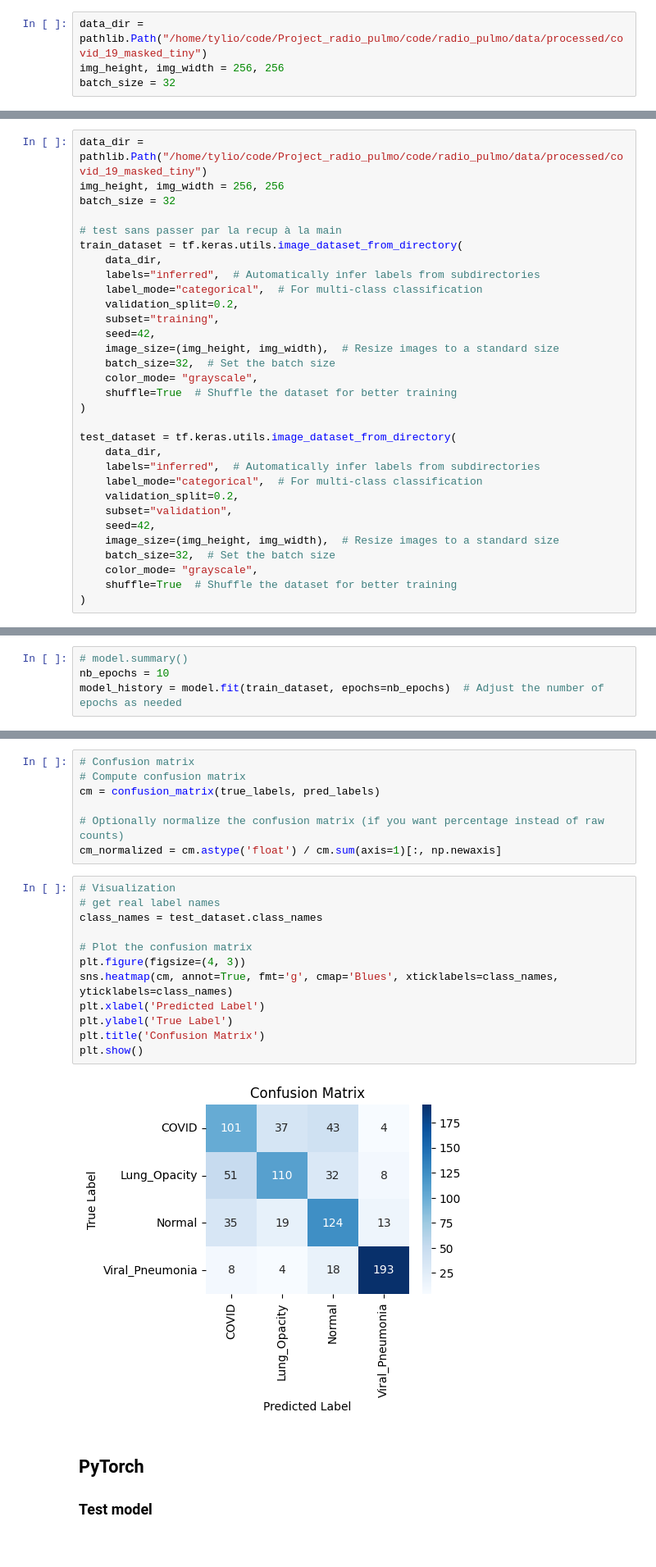
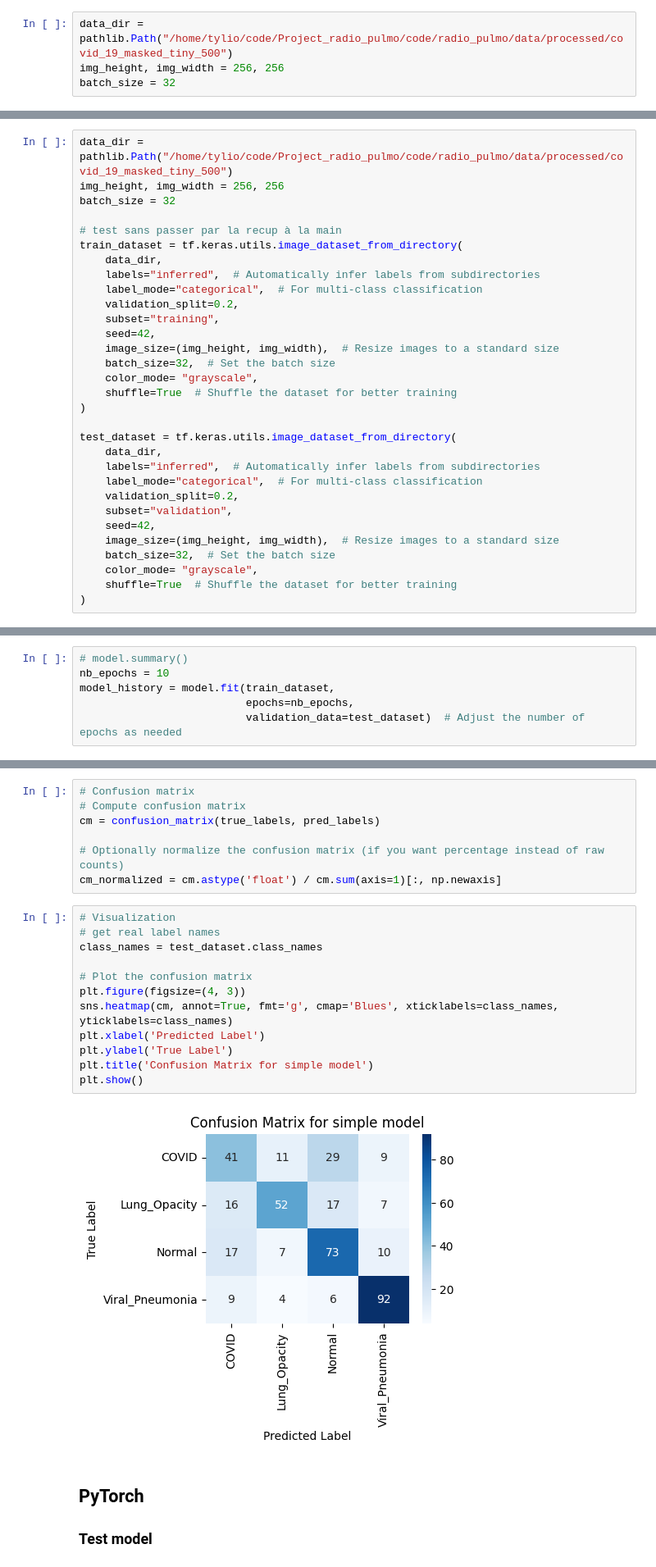
Before and after one commit to mmelkowski/radio_pulmo, a Jupyter notebook: notebooks/MME_notebook.ipynb, the cells around one changed output, grey strips where cells are left out. Shown at 82% size. Cells and saved outputs as stored; diff of their text form.

```diff
--- a/notebooks/MME_notebook.ipynb
+++ b/notebooks/MME_notebook.ipynb
@@ -179,7 +170,7 @@ False
 # %% [markdown]
 #### Config
 # %%
-data_dir = pathlib.Path("/home/tylio/code/Project_radio_pulmo/code/radio_pulmo/data/processed/covid_19_masked_tiny")
+data_dir = pathlib.Path("/home/tylio/code/Project_radio_pulmo/code/radio_pulmo/data/processed/covid_19_masked_tiny_500")
 img_height, img_width = 256, 256
 batch_size = 32
 # %% [markdown]
@@ -415,7 +475,7 @@ import matplotlib.pyplot as plt
 # %% [markdown]
 ### Load dataset
 # %%
-data_dir = pathlib.Path("/home/tylio/code/Project_radio_pulmo/code/radio_pulmo/data/processed/covid_19_masked_tiny")
+data_dir = pathlib.Path("/home/tylio/code/Project_radio_pulmo/code/radio_pulmo/data/processed/covid_19_masked_tiny_500")
 img_height, img_width = 256, 256
 batch_size = 32
 
@@ -485,6 +563,8 @@ tf.Tensor(100, shape=(), dtype=int64)
 # %%
 # model.summary()
 nb_epochs = 10
-model_history = model.fit(train_dataset, epochs=nb_epochs)  # Adjust the number of epochs as needed
+model_history = model.fit(train_dataset,
+                          epochs=nb_epochs,
+                          validation_data=test_dataset)  # Adjust the number of epochs as needed
 # %% [output]
 Epoch 1/10
@@ -558,17 +697,17 @@ cm_normalized = cm.astype('float') / cm.sum(axis=1)[:, np.newaxis]
 # %%
 # Visualization
 # get real label names
 class_names = test_dataset.class_names
 
 # Plot the confusion matrix
 plt.figure(figsize=(4, 3))
 sns.heatmap(cm, annot=True, fmt='g', cmap='Blues', xticklabels=class_names, yticklabels=class_names)
 plt.xlabel('Predicted Label')
 plt.ylabel('True Label')
-plt.title('Confusion Matrix')
+plt.title('Confusion Matrix for simple model')
 plt.show()
 # %% [output]
-[figure, old version]
+[figure, new version]
 # %% [markdown]
 ## PyTorch
 
```
Also changed, not shown: parts of 34 cells of this notebook.
